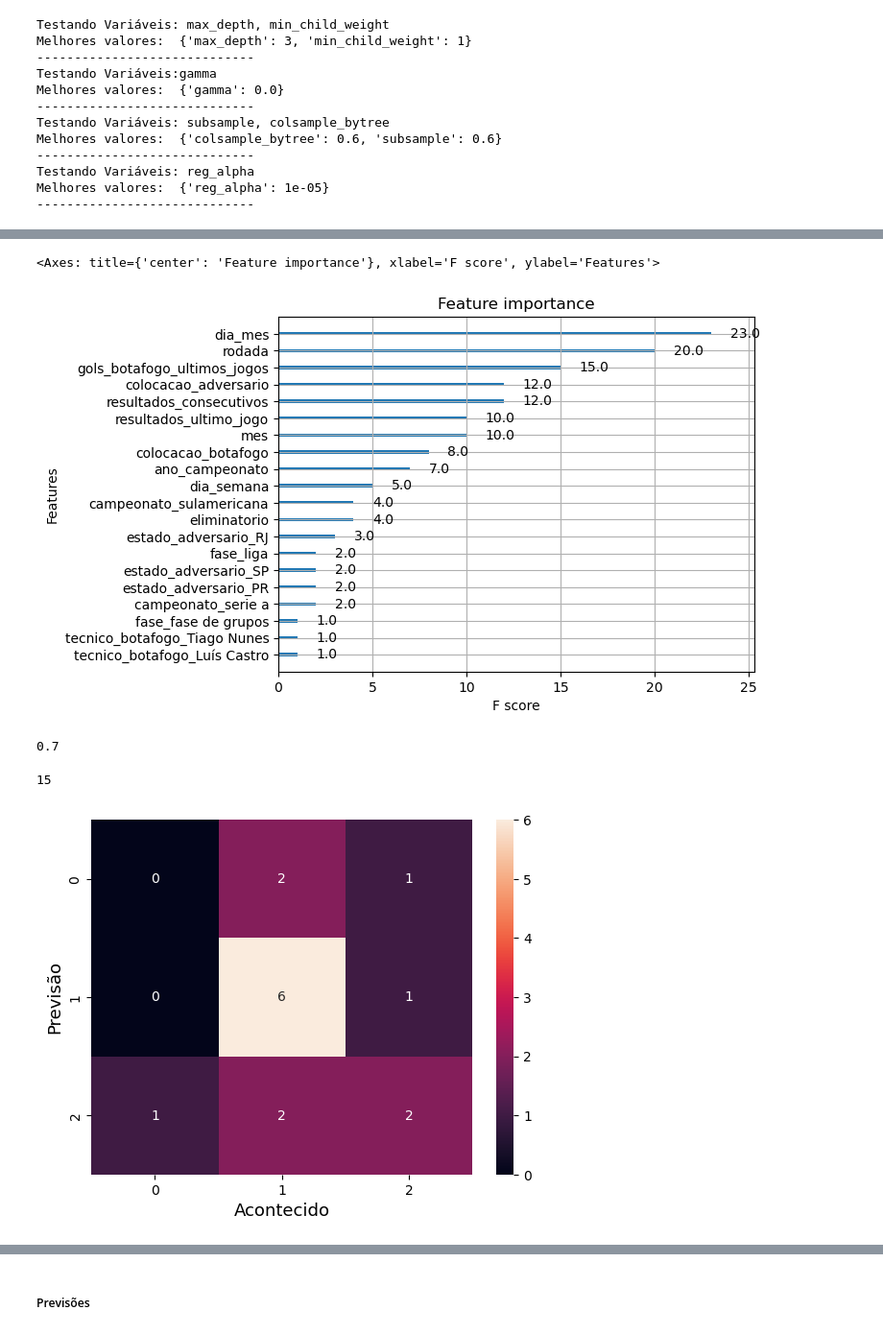
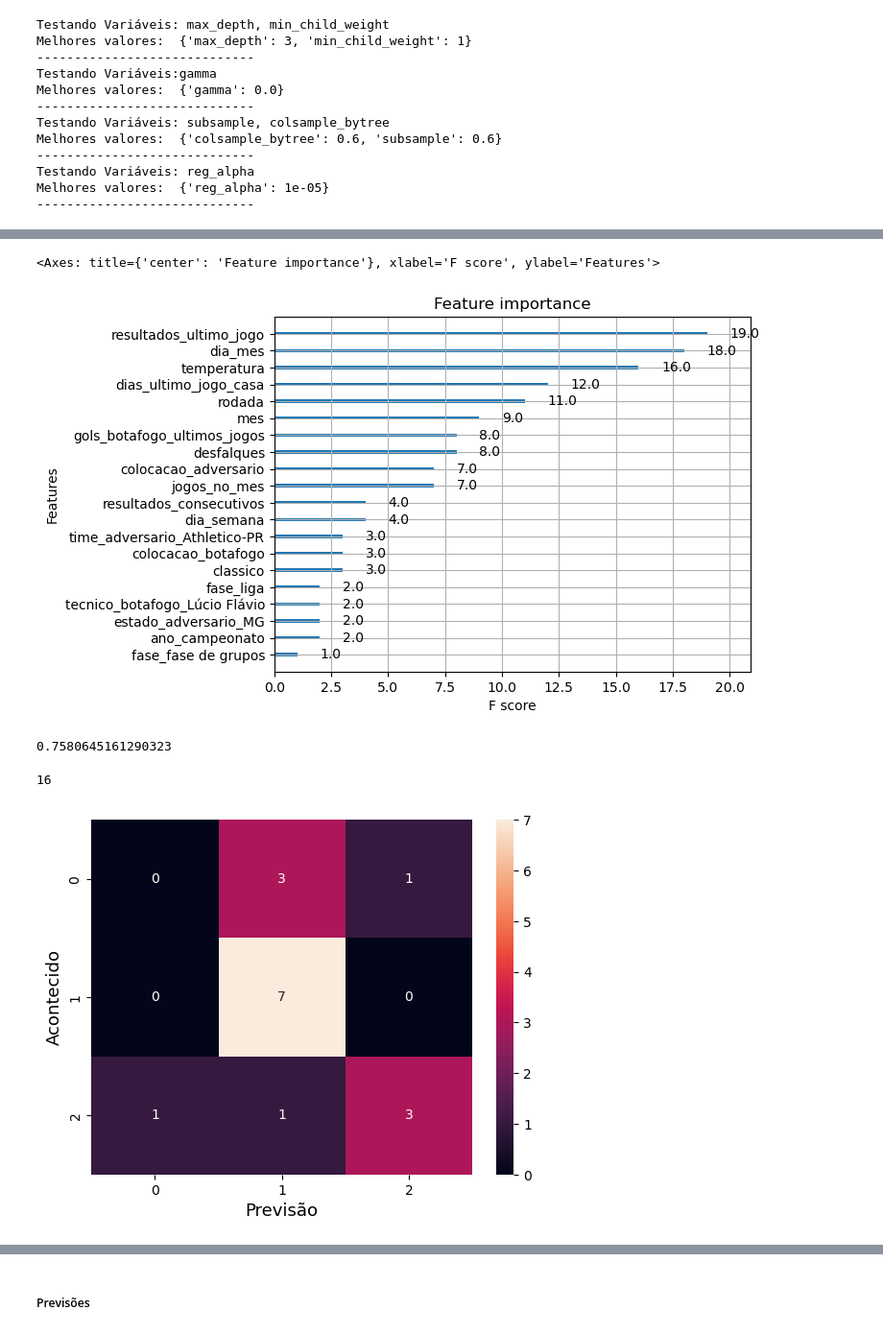
Before and after one commit to fabiodebittencourt/ia-botafogo, a Jupyter notebook: Projeto Futebol .ipynb, the cells around one changed output, grey strips where cells are left out. Shown at 96% size. Drawn from its saved outputs; the diff is of its cells as text; code cells hidden in the pictures.

Commit message:
Inclusão de Novas Variáveis no Modelo:
 - Desfalques para o jogo;
 - Distância em dias do último jogo em casa;
 - Temperatura ambiente;
 - Quantidade de jogos em casa no mês.

```diff
--- a/Projeto Futebol .ipynb
+++ b/Projeto Futebol .ipynb
@@ -132,0 +135,8 @@ dataset_dados = dataset_dados.reset_index(drop=True)
+# %%
+dataset_dados['data_ultimo_jogo'] = dataset_dados['data'].shift(1)
+# %%
+dataset_dados.loc[0,'data_ultimo_jogo'] = pd.to_datetime('2022-03-07')
+# %%
+for i in range(len(dataset_dados)):
+    dias = (dataset_dados['data'][i] - dataset_dados['data_ultimo_jogo'][i]).days
+    dataset_dados.loc[i, 'dias_ultimo_jogo_casa'] = dias
@@ -154,7 +168,7 @@ Index(['ano_campeonato', 'campeonato', 'fase', 'estádio', 'data', 'horario',
 dataset_dados = dataset_dados.drop(columns=['resultado_temporario', 'gols_visitantes', 'gols_mandante',
                                            'colocacao_visitante', 'colocacao_mandante', 'time_visitante', 'time_mandante',
                                            'custo_botafogo', 'resultado_financeiro', 'impostos', 'despesas', 'arrecadacao',
-                                            'publico_max', 'publico', 'gols_botafogo', 'horario'])
+                                            'publico_max', 'publico', 'gols_botafogo', 'horario', 'data_ultimo_jogo'])
 # %%
 dataset_dados.columns
 # %% [output]
@@ -781,27 +789,27 @@ array([0.03315283, 0.05421517, 0.064703  , 0.0271177 , 0.06608608,
 plot_importance(model, max_num_features=20)
 # %% [output]
 <Axes: title={'center': 'Feature importance'}, xlabel='F score', ylabel='Features'>
-[figure, old version]
+[figure, new version]
 # %%
 score = model.score(X_train, y_train)
 score
 # %% [output]
-0.7
+0.7580645161290323
 # %%
 y_pred = model.predict(X_test)
 predictions = [round(value, 2) for value in y_pred]
 len(predictions)
 # %% [output]
-15
+16
 # %%
 sns.heatmap(confusion_matrix(y_test, predictions),
             annot=True,
             fmt='g')
-plt.ylabel('Previsão',fontsize=13)
-plt.xlabel('Acontecido',fontsize=13)
+plt.ylabel('Acontecido',fontsize=13)
+plt.xlabel('Previsão',fontsize=13)
 plt.show()
 # %% [output]
-[figure, old version]
+[figure, new version]
 # %%
 print(classification_report(y_test, predictions))
 # %% [output]
```
Also changed, not shown: parts of 36 cells of this notebook, 2 other files.
